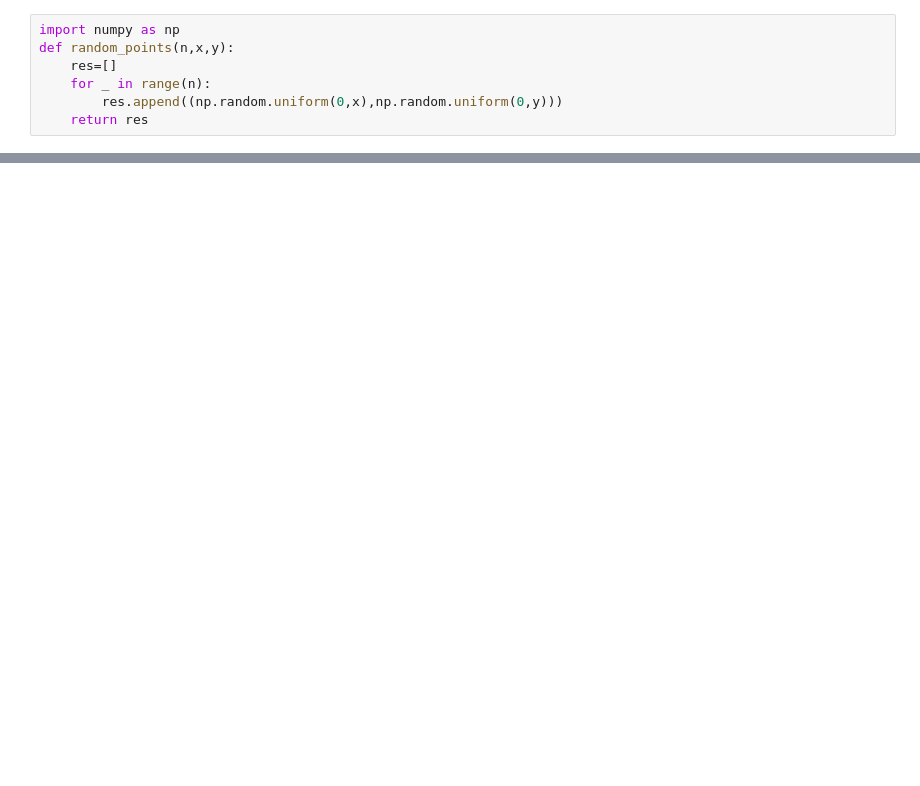
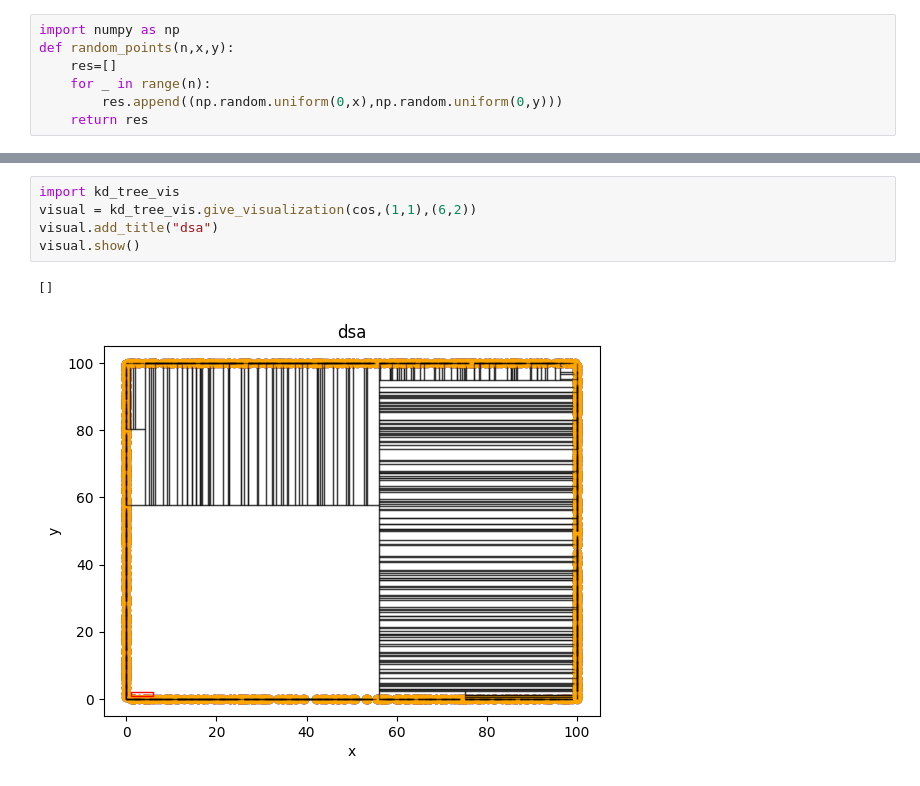
Before and after one commit to FloudMe77/QuadTree_and_KdTree, a Jupyter notebook: code/kd_tree_vis.ipynb, the cells around one changed output, grey strips where cells are left out. Saved outputs shown, nothing was run; the diff lists cells and outputs as text; blank space fills up the shorter version.

```diff
--- a/code/kd_tree_vis.ipynb
+++ b/code/kd_tree_vis.ipynb
@@ -156,0 +28,8 @@ vis.show()
+# %%
+import kd_tree_vis
+visual = kd_tree_vis.give_visualization(cos,(1,1),(6,2))
+visual.add_title("dsa")
+visual.show()
+# %% [output]
+[]
+[figure, added]
```
Also changed, not shown: parts of 11 cells of this notebook, 4 other files.
